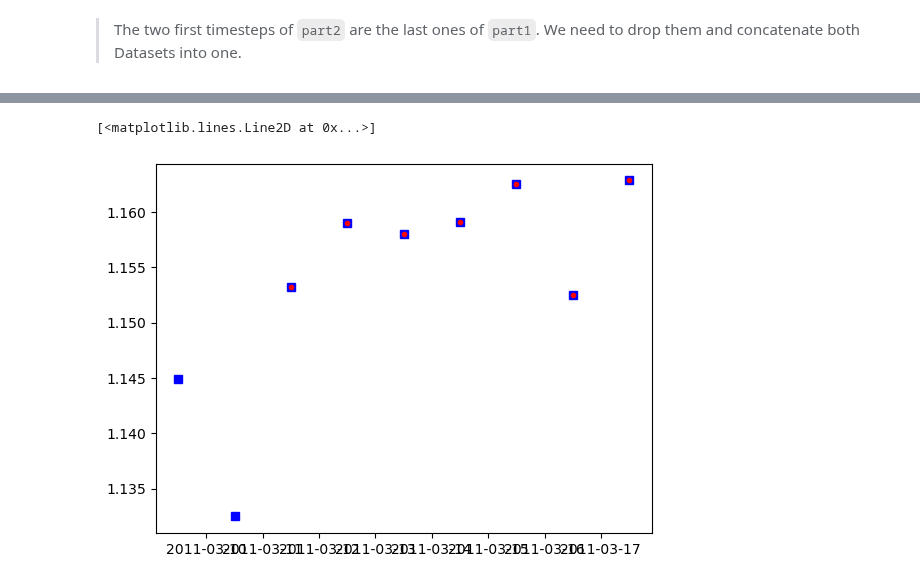
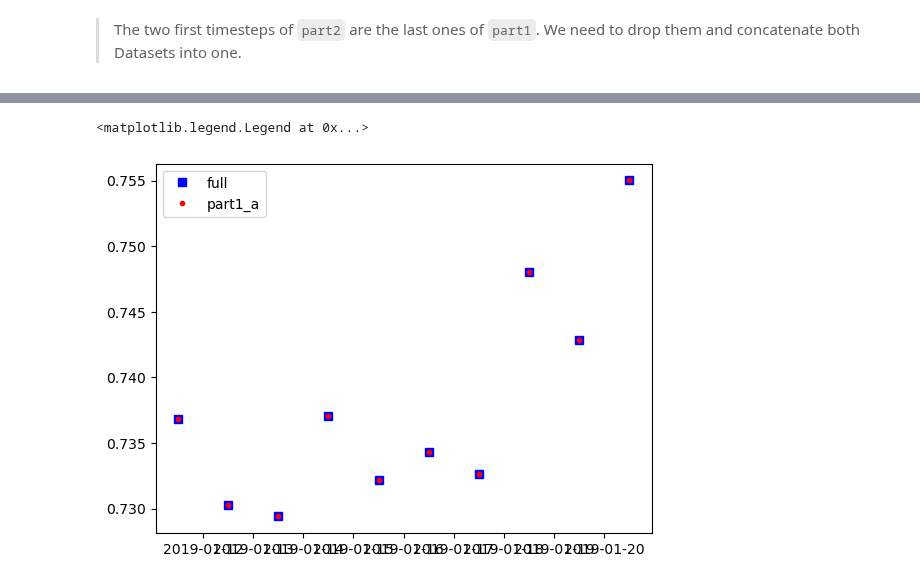
Before and after one commit to OceanParcels/Backtracking_Abyssal_Nanoplastics, a Jupyter notebook: simulation/stitch_together_output_files.ipynb, the cells around one changed output, grey strips where cells are left out. Cells and saved outputs as stored; diff of their text form; code cells hidden in the pictures.

```diff
--- a/simulation/stitch_together_output_files.ipynb
+++ b/simulation/stitch_together_output_files.ipynb
@@ -72,7 +72,7 @@ Data variables: (12/20)
     parcels_mesh:           spherical
     parcels_version:        2.4.2
 # %%
-part2 = xr.open_dataset('/storage/shared/oceanparcels/output_data/data_Claudio/abyssal_nps_outputs/hc13_23000_BM_True_lasttwo.zarr')
+part2 = xr.open_dataset('/storage/shared/oceanparcels/output_data/data_Claudio/abyssal_nps_outputs/merge_23000/hc13_23000_BM_False_part2.zarr')
 # %%
 part2
 # %% [output]
@@ -127,7 +149,8 @@ full = xr.concat([part1_a, part2], dim='obs')
 # %%
 pp = 40
-plt.plot(full.time[pp, -9:], full.cons_temperature[pp, -9:], 'bs', label='full')
-plt.plot(part1_a.time[pp, -7:], part1_a.cons_temperature[pp,-7:], 'r.', label='part1_a')
+plt.plot(full.time[pp, :10], full.cons_temperature[pp, :10], 'bs', label='full')
+plt.plot(part1_a.time[pp, :10], part1_a.cons_temperature[pp, :10], 'r.', label='part1_a')
+plt.legend()
 # %% [output]
-[<matplotlib.lines.Line2D at 0x...>]
+<matplotlib.legend.Legend at 0x...>
-[figure, old version]
+[figure, new version]
```
Also changed, not shown: parts of 9 cells of this notebook, 1 other file.
